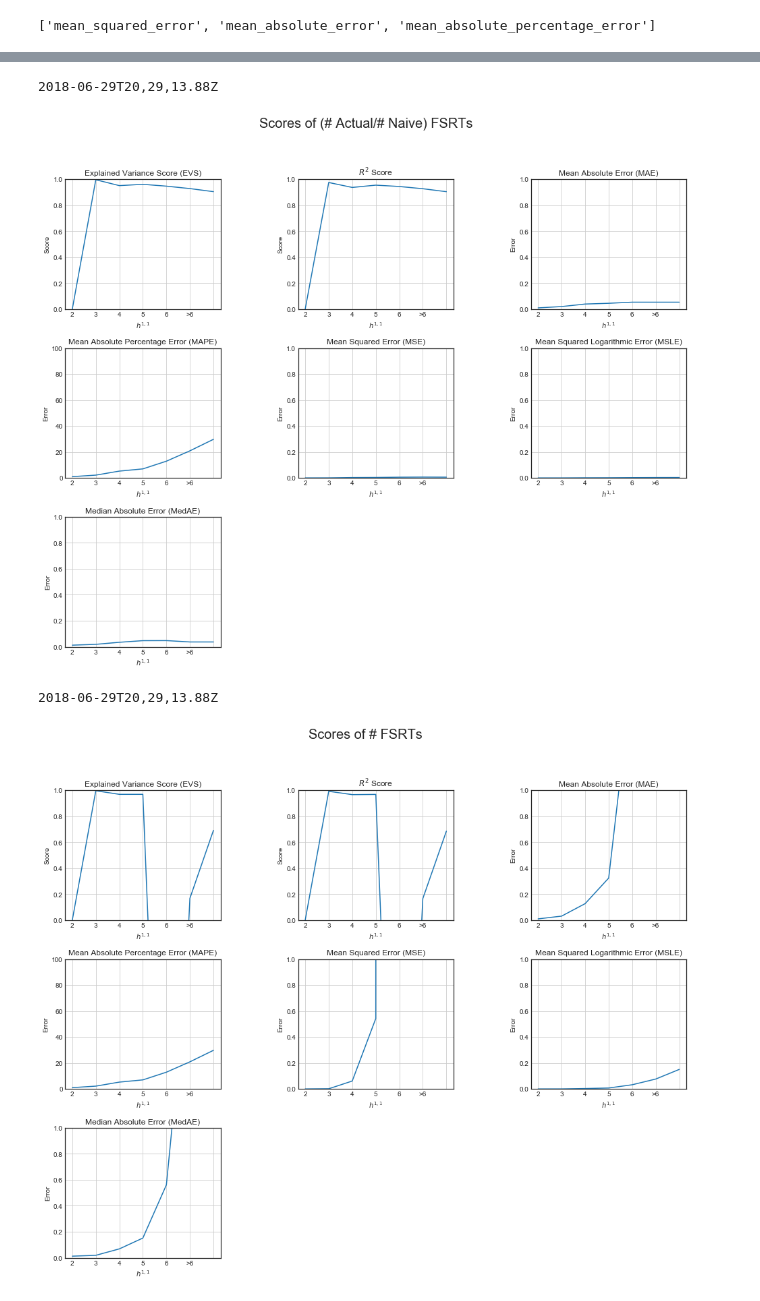
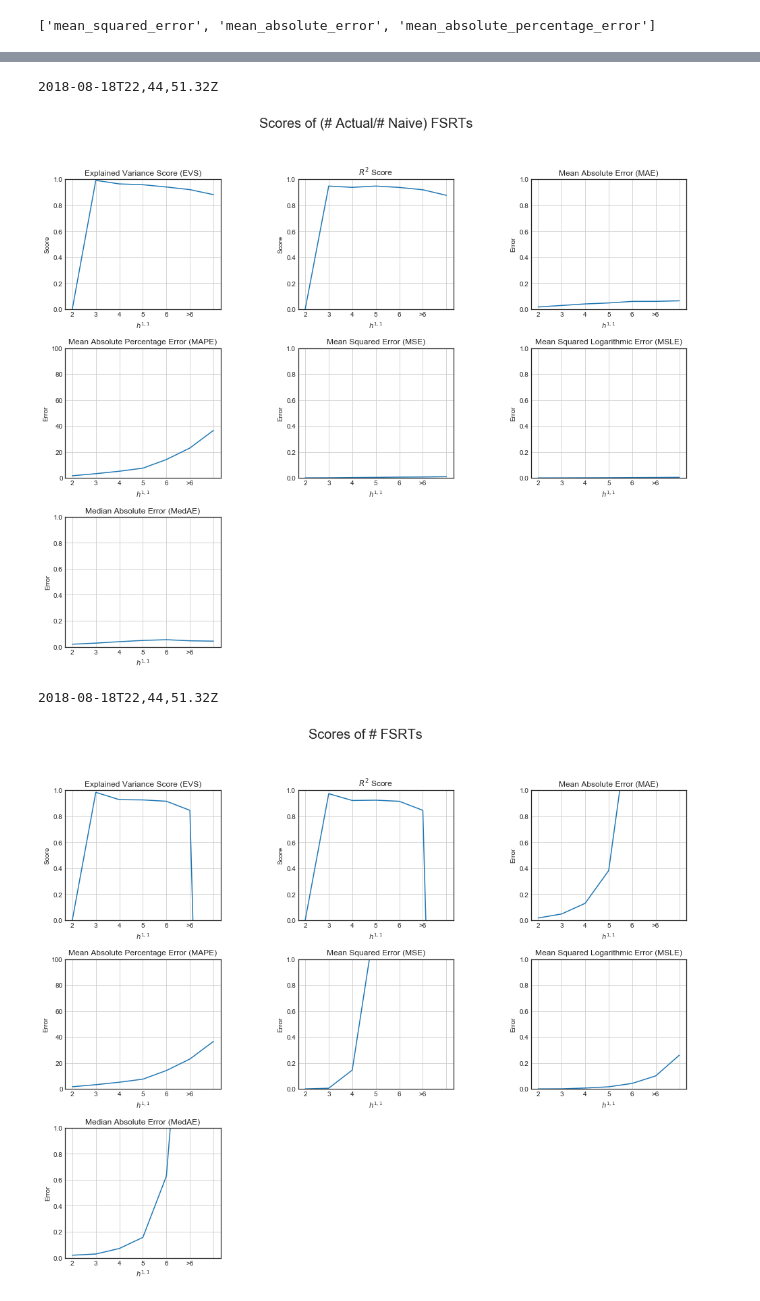
Before and after one commit to knowbodynos/keras-pipeline, a Jupyter notebook: test.ipynb, the cells around one changed output, grey strips where cells are left out. Drawn from its saved outputs; the diff is of its cells as text; code cells hidden in the pictures.

```diff
--- a/test.ipynb
+++ b/test.ipynb
@@ -76,13 +143,13 @@ raw_df_test = pd.read_csv(path + "/raw_test.csv", index_col = 0)
 X_df_test = pd.read_csv(path + "/X_test.csv", index_col = 0)
 y_df_test = pd.read_csv(path + "/y_test.csv", index_col = 0)
 
-X_train = X_df_train.as_matrix()
+X_train = X_df_train.values
 X_train_scaled = scalerX.transform(X_train)
-y_train = y_df_train.as_matrix()
+y_train = y_df_train.values
 
-X_test = X_df_test.as_matrix()
+X_test = X_df_test.values
 X_test_scaled = scalerX.transform(X_test)
-y_test = y_df_test.as_matrix()
+y_test = y_df_test.values
 
 model = define_model.create_model(X_train.shape[1], y_train.shape[1], path = path)
 model.load_weights(path + "/model.h5")
@@ -182,9 +249,9 @@ r2_train, r2_test
 # %%
 raw_df = pd.concat([raw_df_train, raw_df_test], axis = 0)
 X_df = pd.concat([X_df_train, X_df_test], axis = 0)
-scaled_X_df = pd.DataFrame(scalerX.transform(X_df.as_matrix()), index = X_df.index, columns = X_df.columns)
+scaled_X_df = pd.DataFrame(scalerX.transform(X_df.values), index = X_df.index, columns = X_df.columns)
 y_df = pd.concat([y_df_train, y_df_test], axis = 0)
-pred_y_df = pd.DataFrame(model.predict(scaled_X_df.as_matrix()), index = y_df.index, columns = y_df.columns)
+pred_y_df = pd.DataFrame(model.predict(scaled_X_df.values), index = y_df.index, columns = y_df.columns)
 # %%
 score_attrs = yaml.load(open('score.config', 'r'))
 
@@ -196,8 +263,8 @@ for i in range(h11_arr.size):
         mask = (X_df.H11 == h11_arr[i])
     else:
         mask = (X_df.H11 > 6)
-    y_h11 = y_df[mask].as_matrix()
-    pred_y_h11 = pred_y_df[mask].as_matrix()
+    y_h11 = y_df[mask].values
+    pred_y_h11 = pred_y_df[mask].values
     for score_type in score_attrs.keys():
         scores[score_type][i] = avail_metrics[score_type](y_h11, pred_y_h11)
 
@@ -228,8 +295,8 @@ with PdfPages(path + '/ratio_scores.pdf') as pdf:
     pdf.savefig(fig)
     plt.show()
 # %% [output]
-2018-06-29T20,29,13.88Z
+2018-08-18T22,44,51.32Z
-[figure, old version]
+[figure, new version]
 # %%
 score_attrs = yaml.load(open('score.config', 'r'))
 
@@ -241,40 +308,40 @@ for i in range(h11_arr.size):
         mask = (X_df.H11 == h11_arr[i])
     else:
         mask = (X_df.H11 > 6)
-    z_h11 = raw_df.NFSRT[mask].as_matrix()
-    pred_z_h11 = (raw_df.NFSRTPREDICT * pred_y_df.NFSRTRAT)[mask].as_matrix()
+    z_h11 = raw_df.NFSRT[mask].values
+    pred_z_h11 = (raw_df.LNNFRTSUM.apply(np.exp) * pred_y_df.NFSRTRAT)[mask].values
     for score_type in score_attrs.keys():
         scores[score_type][i] = avail_metrics[score_type](z_h11, pred_z_h11)
 
 print(path)
 
 with PdfPages(path + '/scores.pdf') as pdf:
     n_rows = 3
     n_cols = 3
     # fig, ax = plt.subplots(nrows = n_rows, ncols = n_cols)
     fig = plt.figure()#subplots()
     fig.subplots_adjust(wspace = 0.5, hspace = 0.3)
     fig.set_size_inches(1.5 * 11, 1.5 * 8.5)
     fig.suptitle("Scores of # FSRTs", fontsize = 20)
     scores_items = iter(scores.items())
     for i in range(n_rows):
         for j in range(n_cols):
             if i * n_cols + j >= len(score_attrs):
                 break
             key, value = next(scores_items)
             ax = plt.subplot2grid((n_rows, n_cols), (i, j))
             ax.grid()
             ax.set_title(score_attrs[key]['title'])
             ax.set_xlabel("$h^{1,1}$")
             ax.set_xticklabels(np.append(h11_arr[:-1].astype(str), np.array([">6"])))
             ax.set_ylabel(score_attrs[key]['ylabel'])
             ax.set_ylim(score_attrs[key]['ymin'], score_attrs[key]['ymax'])
             ax.plot(h11_arr, value)
     pdf.savefig(fig)
     plt.show()
 # %% [output]
-2018-06-29T20,29,13.88Z
+2018-08-18T22,44,51.32Z
-[figure, old version]
+[figure, new version]
 # %%
 with PdfPages(path + '/hist.pdf') as pdf:
     fig, ax = plt.subplots()
```
Also changed, not shown: parts of 18 cells of this notebook, 1 other file.
